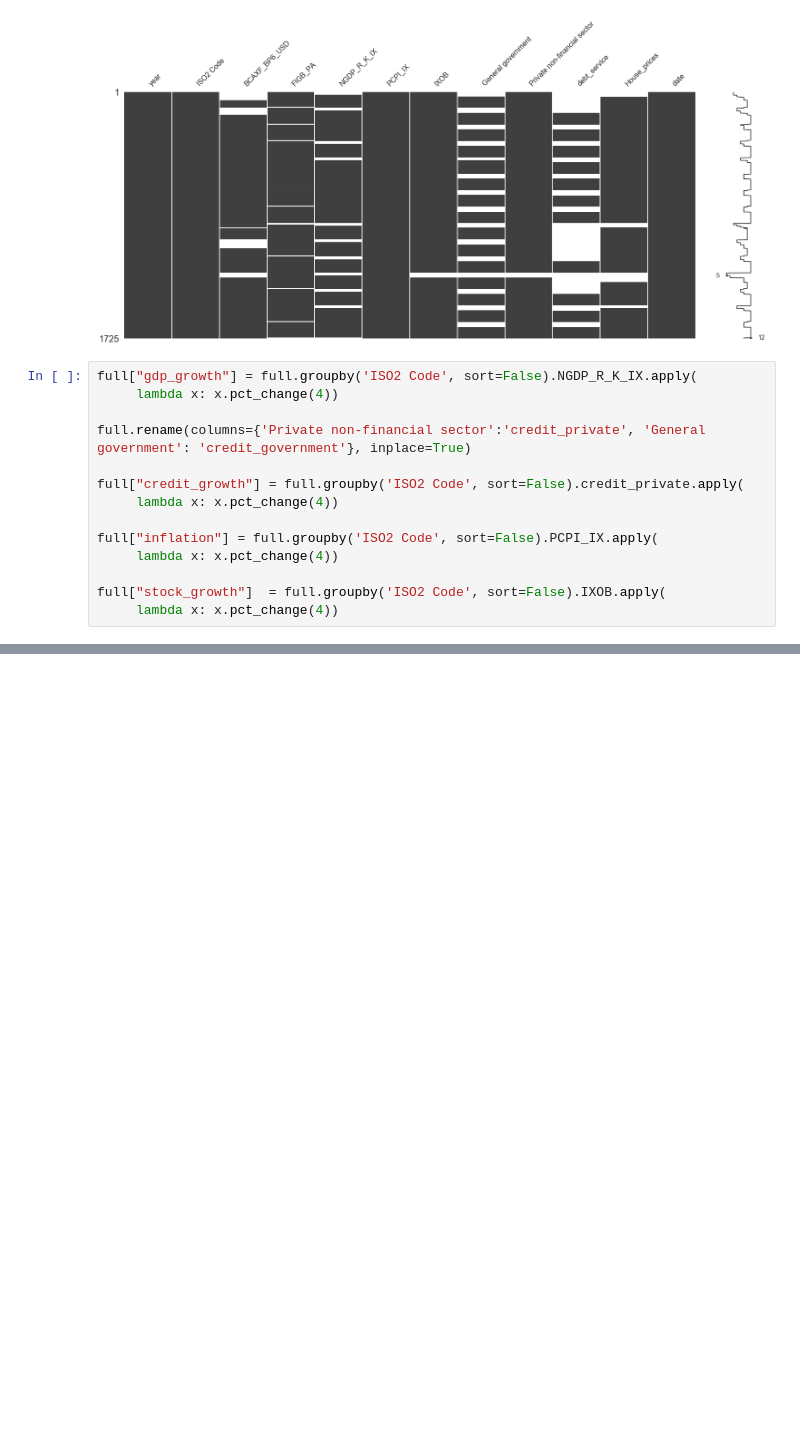
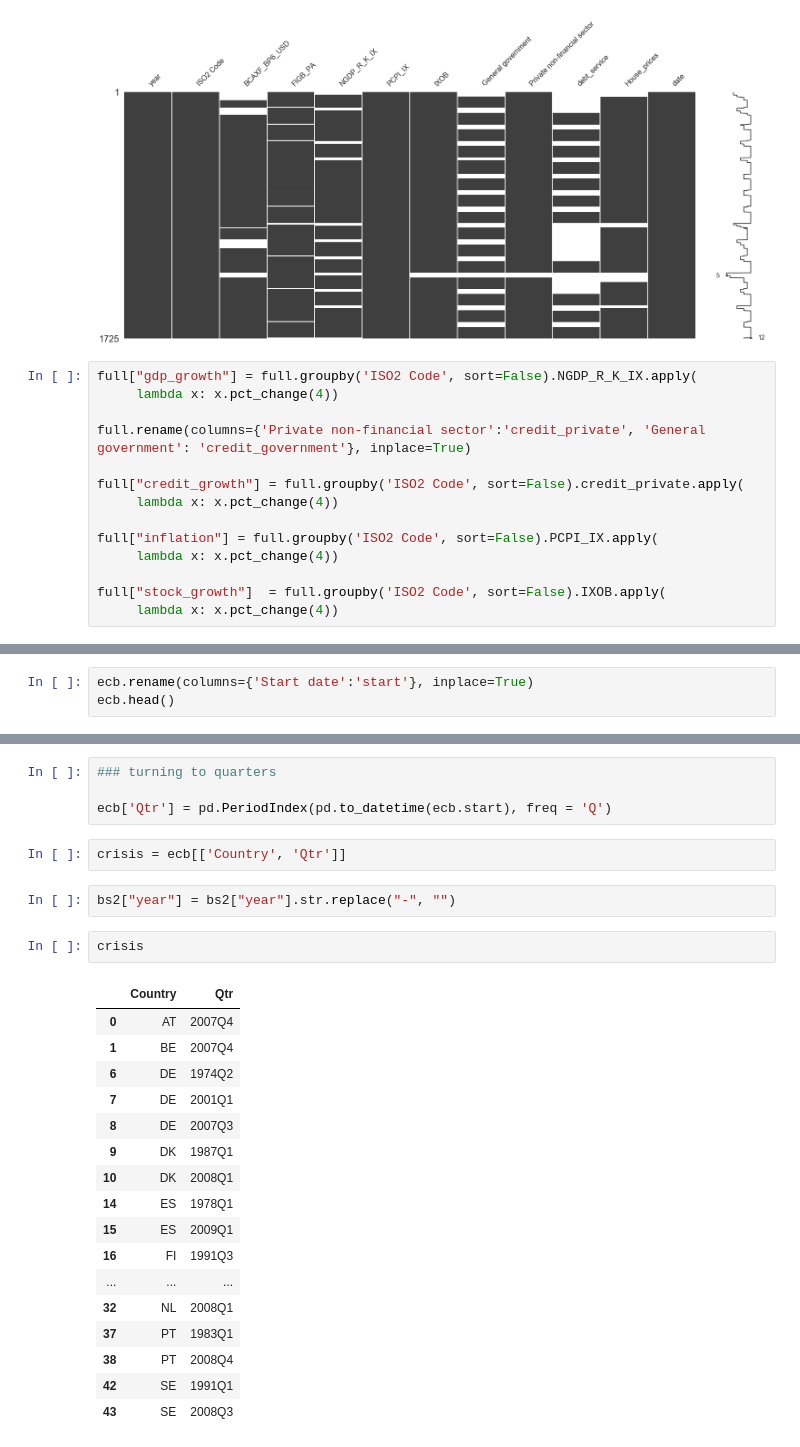
Before and after one commit to Walras-data/countryrisk, a Jupyter notebook: countryrisk_ecbmodel.ipynb, the cells around one changed output, grey strips where cells are left out. Saved outputs shown, nothing was run; the diff lists cells and outputs as text; blank space fills up the shorter version.

```diff
--- a/countryrisk_ecbmodel.ipynb
+++ b/countryrisk_ecbmodel.ipynb
@@ -269,0 +328,3 @@ bs2
+# %%
+ecb.rename(columns={'Start date':'start'}, inplace=True)
+ecb.head()
@@ -269,0 +339,28 @@ bs2
+# %%
+### turning to quarters
+
+ecb['Qtr'] = pd.PeriodIndex(pd.to_datetime(ecb.start), freq = 'Q')
+# %%
+crisis = ecb[['Country', 'Qtr']]
+# %%
+bs2["year"] = bs2["year"].str.replace("-", "")
+# %%
+crisis
+# %% [output]
+|  | Country | Qtr |
+| 0 | AT | 2007Q4 |
+| 1 | BE | 2007Q4 |
+| 6 | DE | 1974Q2 |
+| 7 | DE | 2001Q1 |
+| 8 | DE | 2007Q3 |
+| 9 | DK | 1987Q1 |
+| 10 | DK | 2008Q1 |
+| 14 | ES | 1978Q1 |
+| 15 | ES | 2009Q1 |
+| 16 | FI | 1991Q3 |
+| ... | ... | ... |
+| 32 | NL | 2008Q1 |
+| 37 | PT | 1983Q1 |
+| 38 | PT | 2008Q4 |
+| 42 | SE | 1991Q1 |
+| 43 | SE | 2008Q3 |
```
Also changed, not shown: parts of 28 cells of this notebook, 1 other file.
